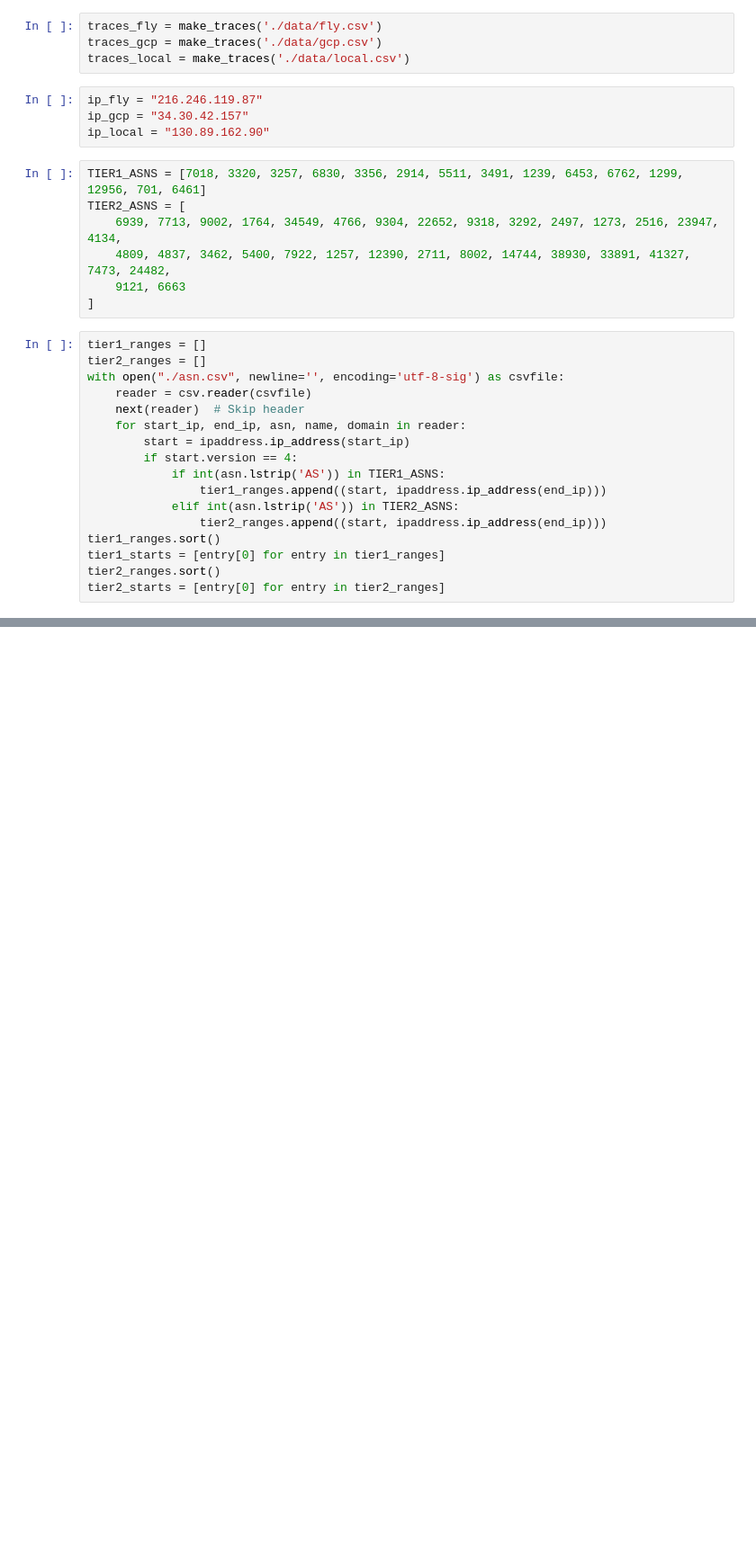
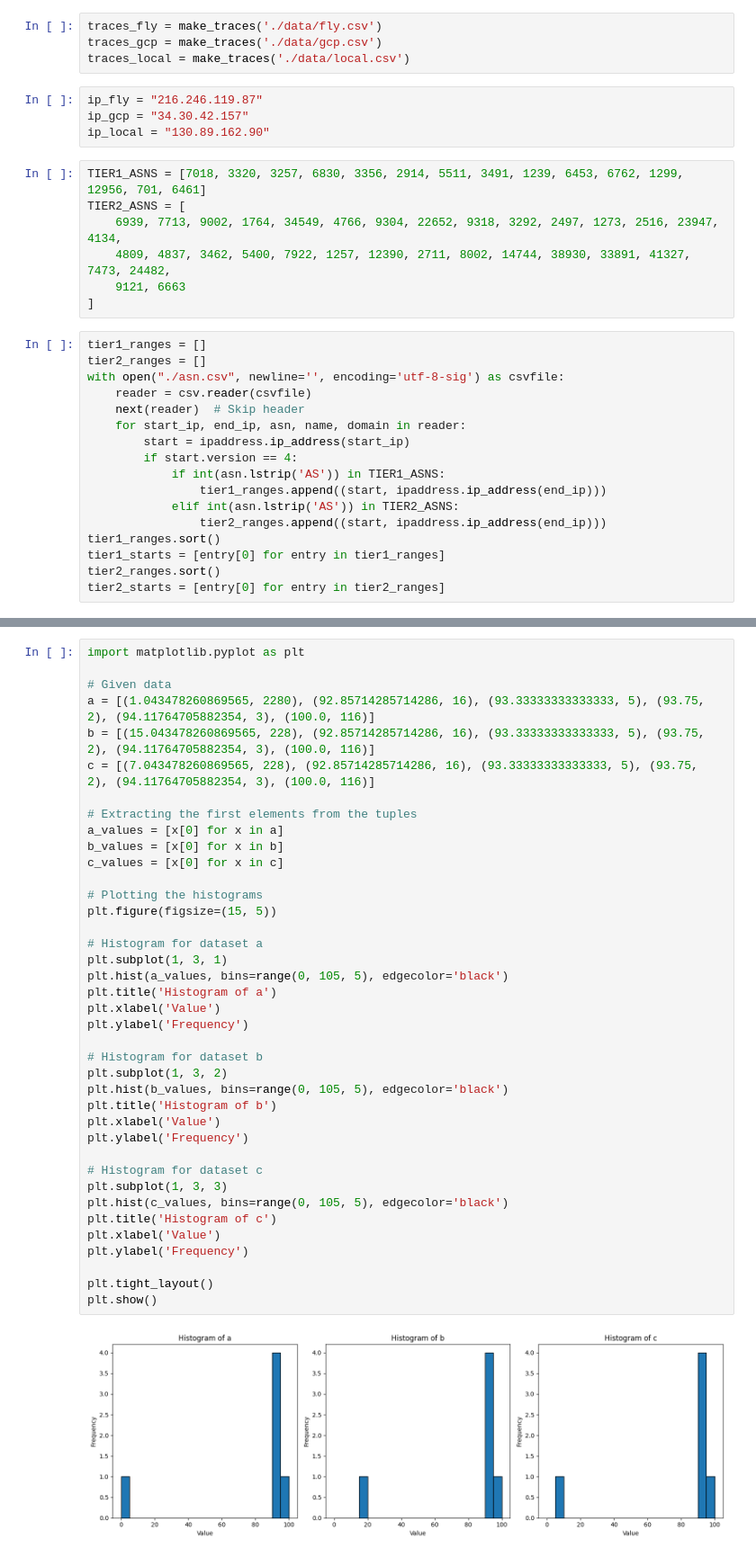
Before and after one commit to guissalustiano/measure-anses-neighboard, a Jupyter notebook: analyze.ipynb, the cells around one changed output, grey strips where cells are left out. Shown at 90% size. Cells and saved outputs as stored; diff of their text form; blank space fills up the shorter version.

```diff
--- a/analyze.ipynb
+++ b/analyze.ipynb
@@ -181,0 +243,41 @@ print(reachability_data)
+# %%
+import matplotlib.pyplot as plt
+
+# Given data
+a = [(1.043478260869565, 2280), (92.85714285714286, 16), (93.33333333333333, 5), (93.75, 2), (94.11764705882354, 3), (100.0, 116)]
+b = [(15.043478260869565, 228), (92.85714285714286, 16), (93.33333333333333, 5), (93.75, 2), (94.11764705882354, 3), (100.0, 116)]
+c = [(7.043478260869565, 228), (92.85714285714286, 16), (93.33333333333333, 5), (93.75, 2), (94.11764705882354, 3), (100.0, 116)]
+
+# Extracting the first elements from the tuples
+a_values = [x[0] for x in a]
+b_values = [x[0] for x in b]
+c_values = [x[0] for x in c]
+
+# Plotting the histograms
+plt.figure(figsize=(15, 5))
+
+# Histogram for dataset a
+plt.subplot(1, 3, 1)
+plt.hist(a_values, bins=range(0, 105, 5), edgecolor='black')
+plt.title('Histogram of a')
+plt.xlabel('Value')
+plt.ylabel('Frequency')
+
+# Histogram for dataset b
+plt.subplot(1, 3, 2)
+plt.hist(b_values, bins=range(0, 105, 5), edgecolor='black')
+plt.title('Histogram of b')
+plt.xlabel('Value')
+plt.ylabel('Frequency')
+
+# Histogram for dataset c
+plt.subplot(1, 3, 3)
+plt.hist(c_values, bins=range(0, 105, 5), edgecolor='black')
+plt.title('Histogram of c')
+plt.xlabel('Value')
+plt.ylabel('Frequency')
+
+plt.tight_layout()
+plt.show()
+# %% [output]
+[figure, added]
```
Also changed, not shown: parts of 7 cells of this notebook, 4 other files.
